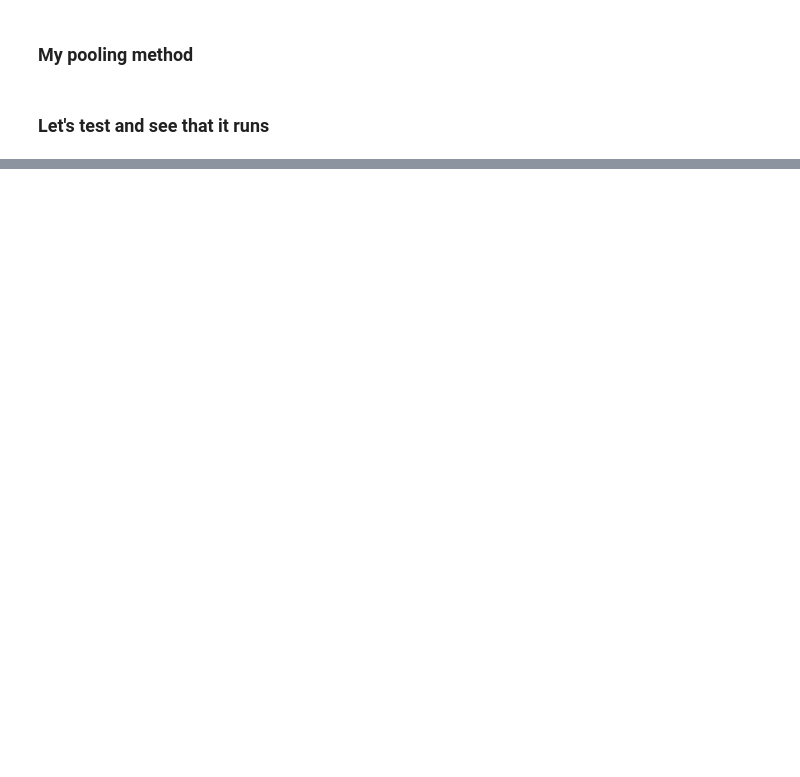
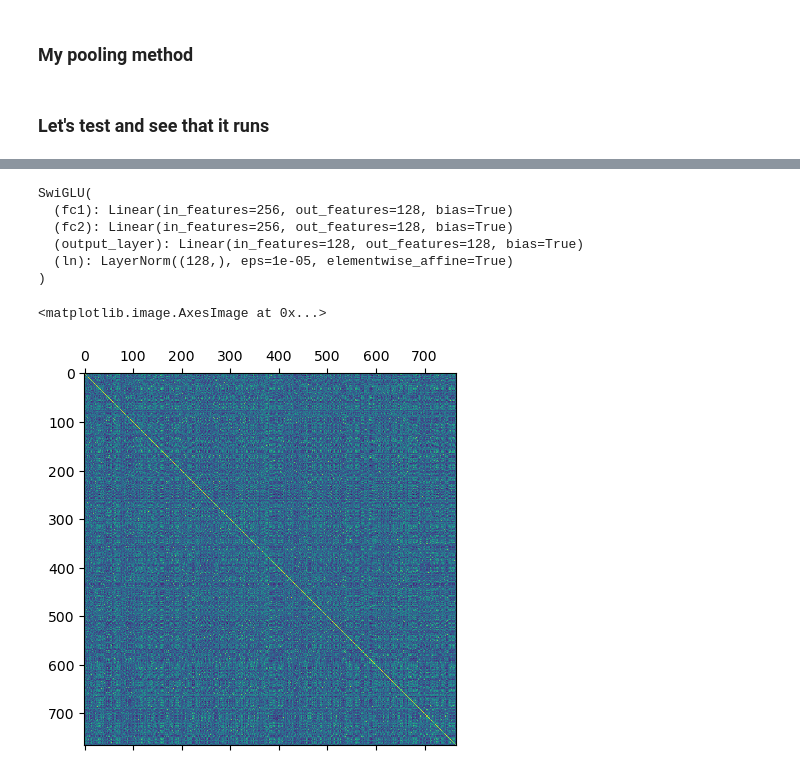
Before and after one commit to Alex-Xiaole-Jiang/CS74020_Project, a Jupyter notebook: Alex_scratch.ipynb, the cells around one changed output, grey strips where cells are left out. Saved outputs shown, nothing was run; the diff lists cells and outputs as text; code cells hidden in the pictures; blank space fills up the shorter version.

Commit message:
train with layer norm and with shuffled data

```diff
--- a/Alex_scratch.ipynb
+++ b/Alex_scratch.ipynb
@@ -229,0 +54,25 @@ Non-trainable params: 0
+# %%
+train_samples_set = InputData_tri(train_samples)
+test_samples_set = InputData_tri(test_samples)
+dev_samples_set = InputData_tri(dev_samples)
+# %%
+train_batch_size = 16
+num_epochs = 10
+model_save_path = (
+    "output/my_pooling_model" + datetime.now().strftime("%Y-%m-%d_%H-%M-%S")
+)
+
+train_dataloader = DataLoader(train_samples_set, shuffle=True, batch_size=train_batch_size)
+train_loss = losses.CosineSimilarityLoss(model=sentence_trans)
+
+evaluator = EmbeddingSimilarityEvaluator.from_input_examples(dev_samples_set[0:100], name="dev")
+# %%
+# Train the model
+sentence_trans.fit(
+    train_objectives=[(train_dataloader, train_loss)],
+    epochs=num_epochs,
+    evaluator=evaluator,
+    evaluation_steps=100,
+    warmup_steps=100,
+    output_path=model_save_path,
+)
@@ -229,0 +83,20 @@ Non-trainable params: 0
+# %%
+sentence_trans[1].ffn_512.layers[2]
+# %% [output]
+SwiGLU(
+  (fc1): Linear(in_features=256, out_features=128, bias=True)
+  (fc2): Linear(in_features=256, out_features=128, bias=True)
+  (output_layer): Linear(in_features=128, out_features=128, bias=True)
+  (ln): LayerNorm((128,), eps=1e-05, elementwise_affine=True)
+)
+# %%
+scores = 0
+query_emb = sentence_trans.encode(test_samples['title'])
+doc_emb = sentence_trans.encode(test_samples['text'])
+scores = util.dot_score(query_emb, doc_emb)
+# %%
+import matplotlib.pyplot as plt
+plt.matshow(scores)
+# %% [output]
+<matplotlib.image.AxesImage at 0x...>
+[figure, added]
```
Also changed, not shown: parts of 20 cells of this notebook.
